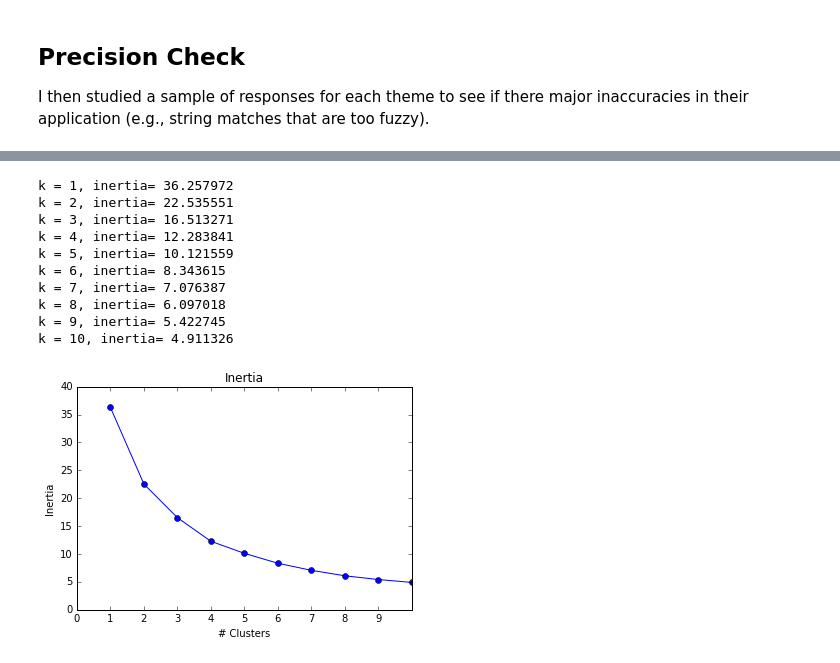
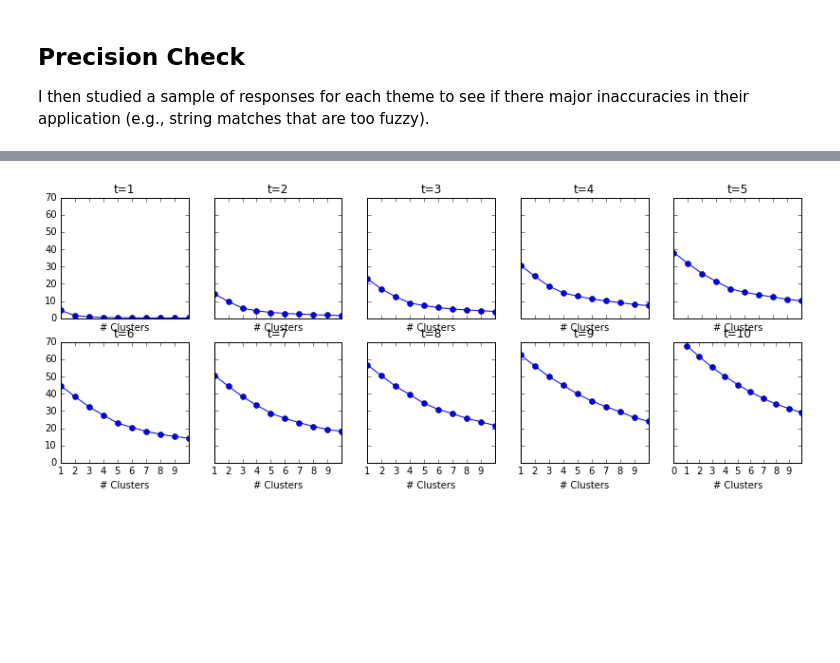
Before and after one commit to jupyter/design, a Jupyter notebook: surveys/2015-notebook-ux/analysis/3a_hinderance_themes.ipynb, the cells around one changed output, grey strips where cells are left out. Drawn from its saved outputs; the diff is of its cells as text; code cells hidden in the pictures; blank space fills up the shorter version.

```diff
--- a/surveys/2015-notebook-ux/analysis/3a_hinderance_themes.ipynb
+++ b/surveys/2015-notebook-ux/analysis/3a_hinderance_themes.ipynb
@@ -243,29 +233,7 @@ from gensim.matutils import corpus2csc
 # %%
 # set the number of clusters, must be >=1
-topics_n = 4
+topics_n = 10
 clusters_n = 10
-inertia = [np.NaN]
-# %%
-# perform k-means clustering over i=0...k
-for k in range(1,clusters_n+1):
-    lsi = gensim.models.LsiModel(corpus_tfidf, id2word=dictionary, num_topics=topics_n)
-    corpus_lsi = lsi[corpus_tfidf]
-    X = corpus2csc(corpus_lsi).transpose()
-    k_means = KMeans(n_clusters=k)
-    k_means.fit(X)
-    print('k = %d, inertia= %f' % (k, k_means.inertia_ ))
-    inertia.append(k_means.inertia_)
-# %% [output]
-k = 1, inertia= 36.257972
-k = 2, inertia= 22.535551
-k = 3, inertia= 16.513271
-k = 4, inertia= 12.283841
-k = 5, inertia= 10.121559
-k = 6, inertia= 8.343615
-k = 7, inertia= 7.076387
-k = 8, inertia= 6.097018
-k = 9, inertia= 5.422745
-k = 10, inertia= 4.911326
 # %%
 %matplotlib inline
 # %%
@@ -273,11 +242,23 @@ import matplotlib.pyplot as plt
-# %%
-# plot the SSE of the clusters for each value of i
-ax = plt.subplot(111)
-ax.plot(inertia, '-o')
-plt.xticks(range(clusters_n))
-plt.title("Inertia")
-ax.set_ylabel('Inertia')
-ax.set_xlabel('# Clusters')
-plt.show()
-# %% [output]
-[figure, removed]
+# %%
+fig, axes = plt.subplots(math.ceil(topics_n / 5), 5, sharex=True, sharey=True, figsize=(14, 5))
+
+for t in range(1, topics_n+1):
+    inertia = [np.NaN]
+    lsi = gensim.models.LsiModel(corpus_tfidf, id2word=dictionary, num_topics=t)
+    corpus_lsi = lsi[corpus_tfidf]
+    X = corpus2csc(corpus_lsi).transpose()
+
+    for k in range(1,clusters_n+1):
+        k_means = KMeans(n_clusters=k)
+        k_means.fit(X)
+#         print('k = %d, inertia= %f' % (k, k_means.inertia_ ))
+        inertia.append(k_means.inertia_)
+
+    ax = axes[(t-1) // 5][(t-1) % 5]
+    ax.plot(inertia, '-o')
+    ax.set_xticks(range(clusters_n))
+    ax.set_title('t=%d' % t)
+#     ax.set_ylabel('Inertia')
+    ax.set_xlabel('# Clusters')
+# %% [output]
+[figure, added]
```
Also changed, not shown: parts of 22 cells of this notebook.
